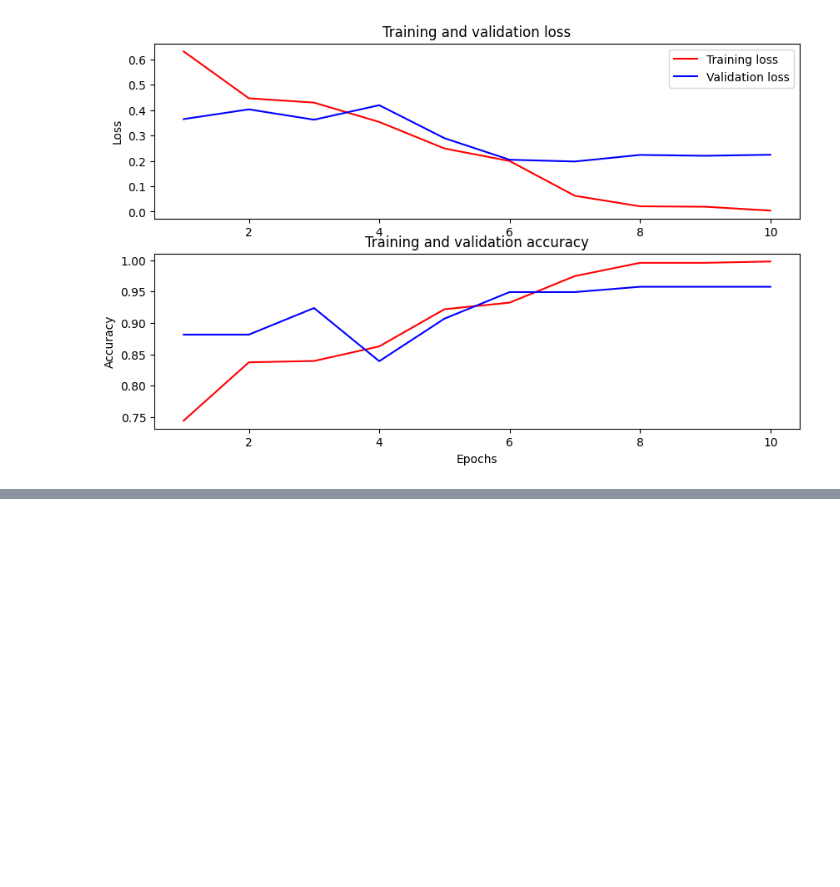
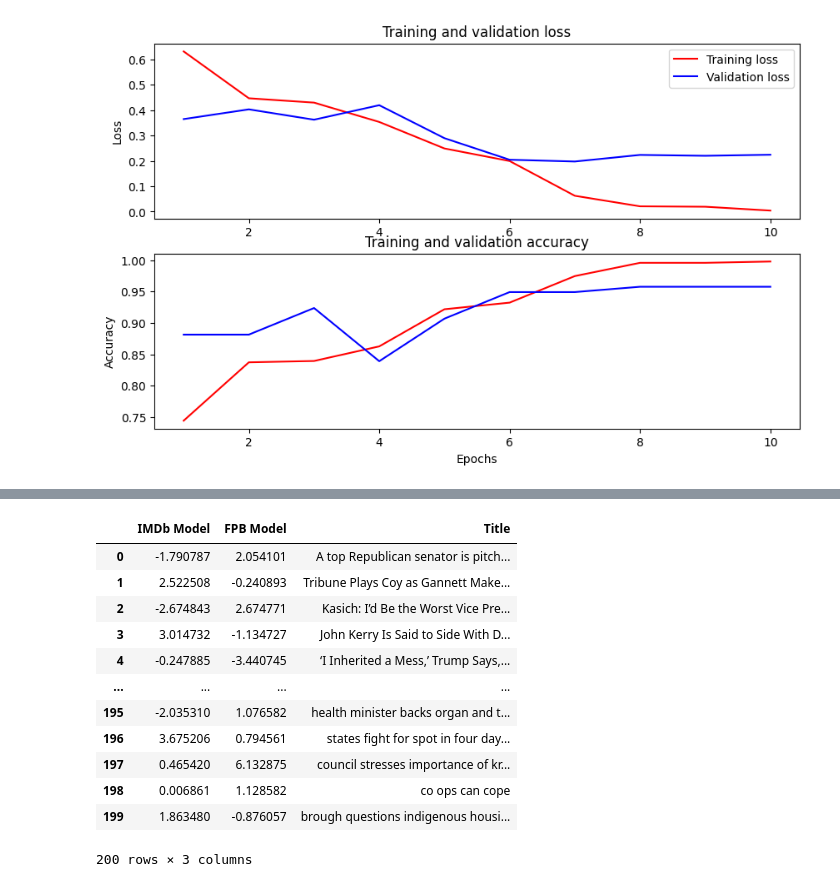
Before and after one commit to Anikate-De/dailysunshine-nlp, a Jupyter notebook: Daily Sunshine App NLP Model.ipynb, the cells around one changed output, grey strips where cells are left out. Cells and saved outputs as stored; diff of their text form; code cells hidden in the pictures; blank space fills up the shorter version.

```diff
--- a/Daily Sunshine App NLP Model.ipynb
+++ b/Daily Sunshine App NLP Model.ipynb
@@ -726,3 +726,21 @@ fpb_df
 | 198 | 1.128582 | co ops can cope |
 | 199 | -0.876057 | brough questions indigenous housi... |
 200 rows × 2 columns
+# %%
+overall_df = fpb_df
+overall_df.insert(0, "IMDb Model", imdb_df[0])
+overall_df
+# %% [output]
+|  | IMDb Model | FPB Model | Title |
+| 0 | -1.790787 | 2.054101 | A top Republican senator is pitch... |
+| 1 | 2.522508 | -0.240893 | Tribune Plays Coy as Gannett Make... |
+| 2 | -2.674843 | 2.674771 | Kasich: I’d Be the Worst Vice Pre... |
+| 3 | 3.014732 | -1.134727 | John Kerry Is Said to Side With D... |
+| 4 | -0.247885 | -3.440745 | ‘I Inherited a Mess,’ Trump Says,... |
+| ... | ... | ... | ... |
+| 195 | -2.035310 | 1.076582 | health minister backs organ and t... |
+| 196 | 3.675206 | 0.794561 | states fight for spot in four day... |
+| 197 | 0.465420 | 6.132875 | council stresses importance of kr... |
+| 198 | 0.006861 | 1.128582 | co ops can cope |
+| 199 | 1.863480 | -0.876057 | brough questions indigenous housi... |
+200 rows × 3 columns
```
Also changed, not shown: parts of 1 cell of this notebook.
